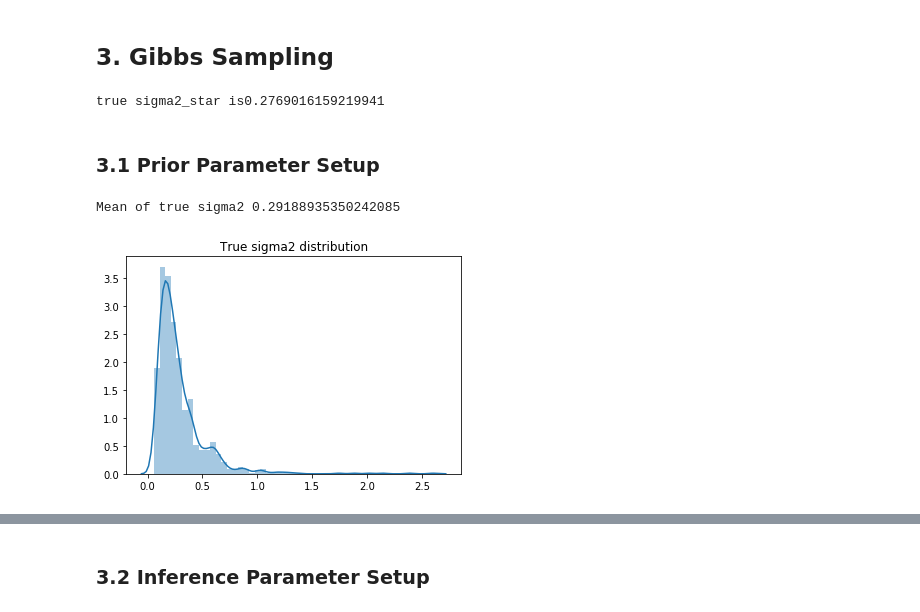
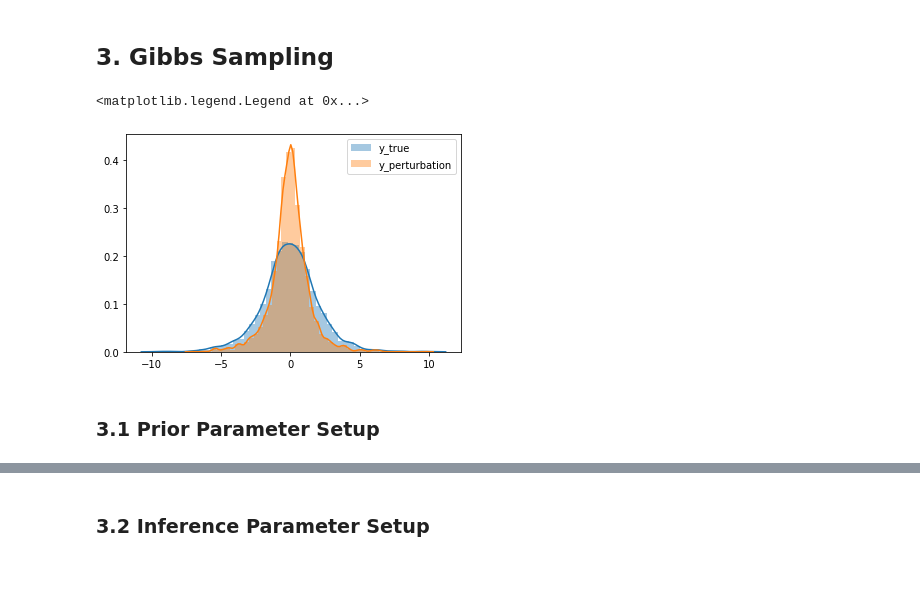
Before and after one commit to LeonCaesa/Gibbs, a Jupyter notebook: Experiment.ipynb, the cells around one changed output, grey strips where cells are left out. Saved outputs shown, nothing was run; the diff lists cells and outputs as text; code cells hidden in the pictures; blank space fills up the shorter version.

```diff
--- a/Experiment.ipynb
+++ b/Experiment.ipynb
@@ -147,5 +106,35 @@ prior_param_true = dict({'beta_sigma2': 0.6,
-# %%
-sample_result = forward_sample(d, q_star, n_sample, prior_param_true)
-X = sample_result[0]
-# %% [output]
-true sigma2_star is0.2769016159219941
+# %%
+config = configparser.ConfigParser()
+config.sections()
+# for i in os.listdir('param2/'):
+config.read("10000.ini")
+data_config = dict(config['data_config'])
+# %%
+n_sample = int(data_config['n_sample'])
+alpha = float(data_config['alpha'])
+
+count = CRP(n_sample, alpha)
+
+d = int(data_config['d'])
+q_star = int(data_config['q_star'])
+a_vj = float(data_config['a_vj']) * np.ones(q_star)
+epislon = float(data_config['epislon'])
+beta_vj = epislon * (a_vj - 1)
+beta_sigma2 = float(data_config['beta_sigma2'])
+a_sigma2 = float(data_config['a_sigma2'])
+
+prior_param_true = dict({'beta_sigma2': beta_sigma2,
+                    'a_sigma2': a_sigma2,
+                    'a_vj': a_vj,
+                    'beta_vj': beta_vj
+                    })
+# %%
+y_true = forward_sample(d, q_star, n_sample, prior_param_true, verbose=False)
+y_perturbation = sample_perturbation(data_config, 0.05)
+
+sns.distplot(y_true.ravel(), label='y_true')
+sns.distplot(y_perturbation.ravel(), label='y_perturbation')
+plt.legend()
+# %% [output]
+<matplotlib.legend.Legend at 0x...>
+[figure, added]
@@ -152,35 +143,2 @@ true sigma2_star is0.2769016159219941
 # %% [markdown]
 ### 3.1 Prior Parameter Setup
-# %%
-q = d-1
-a_vj = 0.5 * d * np.ones(q) + 1
-epislon = 0.1
-xi = 0.3
-prior_param_mcmc = dict({'beta_sigma2': 0.6,
-                        'a_sigma2': 3,
-                        'a_vj': a_vj,
-                        'beta_vj': epislon * (a_vj - 1)
-                        })
-
-#prior_param_standard = dict({'beta_sigma2': 1/xi * prior_param_mcmc['a_sigma2']*(prior_param_mcmc['a_sigma2']+1) /prior_param_mcmc['beta_sigma2'],
-#                        'a_sigma2': prior_param_mcmc['a_sigma2']+2,
-#                        'a_vj': a_vj,
-#                        'beta_vj': epislon * (a_vj - 1)
-#                        })
-
-prior_param_standard = dict({'beta_sigma2':1/ xi * prior_param_mcmc['beta_sigma2'],
-                        'a_sigma2': prior_param_mcmc['a_sigma2'],
-#                'beta_sigma2':10000,
-#    'a_sigma2': 20000,
-                        'a_vj': a_vj,
-                        'beta_vj': epislon * (a_vj - 1)
-                        })
-
-
-true_sigma2_sample = 1/np.random.gamma(prior_param_true['a_sigma2'], 1/ prior_param_true['beta_sigma2'], 1000 )
-sns.distplot(true_sigma2_sample)
-plt.title('True sigma2 distribution')
-print('Mean of true sigma2 '+ str(np.mean(true_sigma2_sample)))
-# %% [output]
-Mean of true sigma2 0.29188935350242085
-[figure, removed]
```
Also changed, not shown: parts of 21 cells of this notebook, 4 other files.
